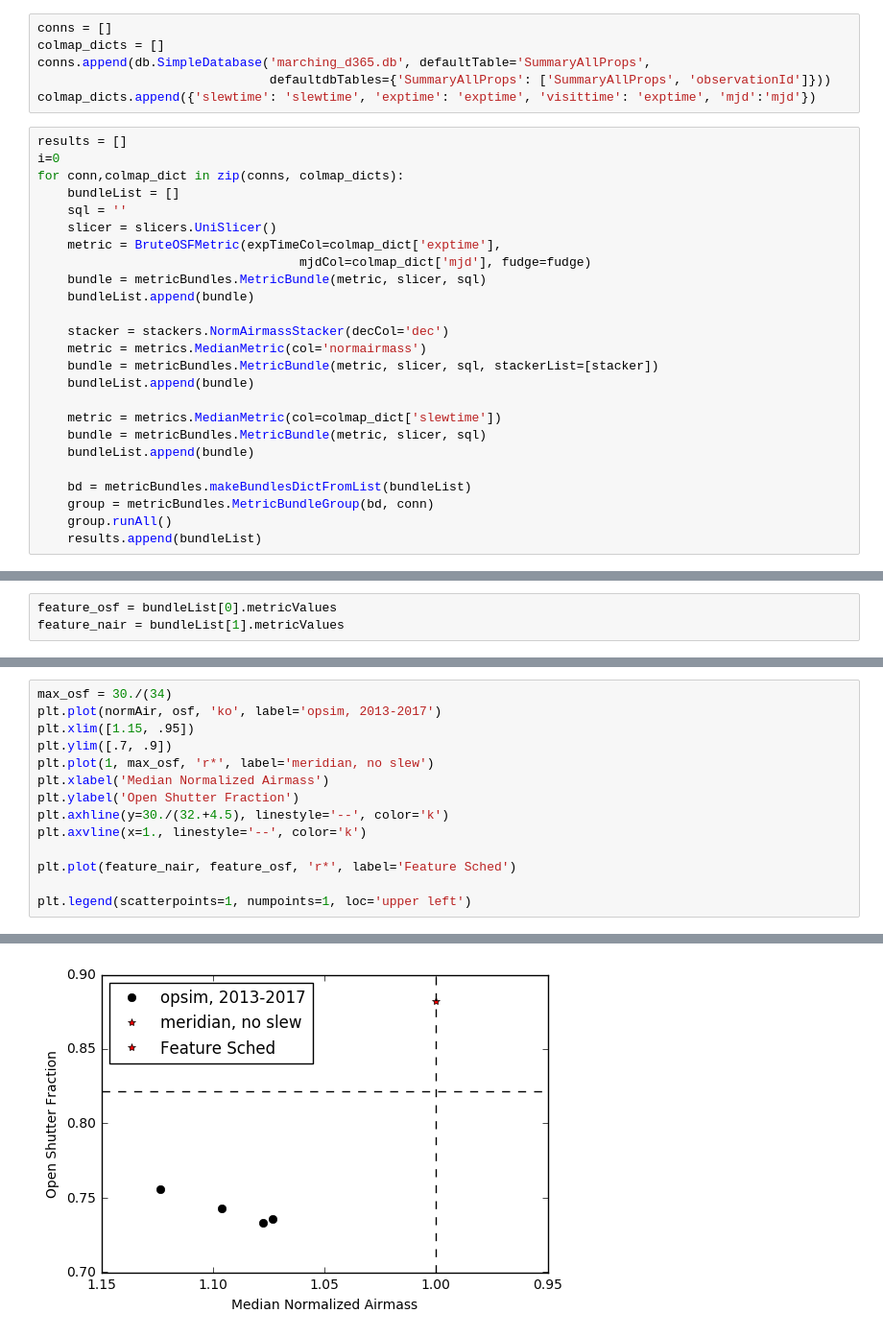
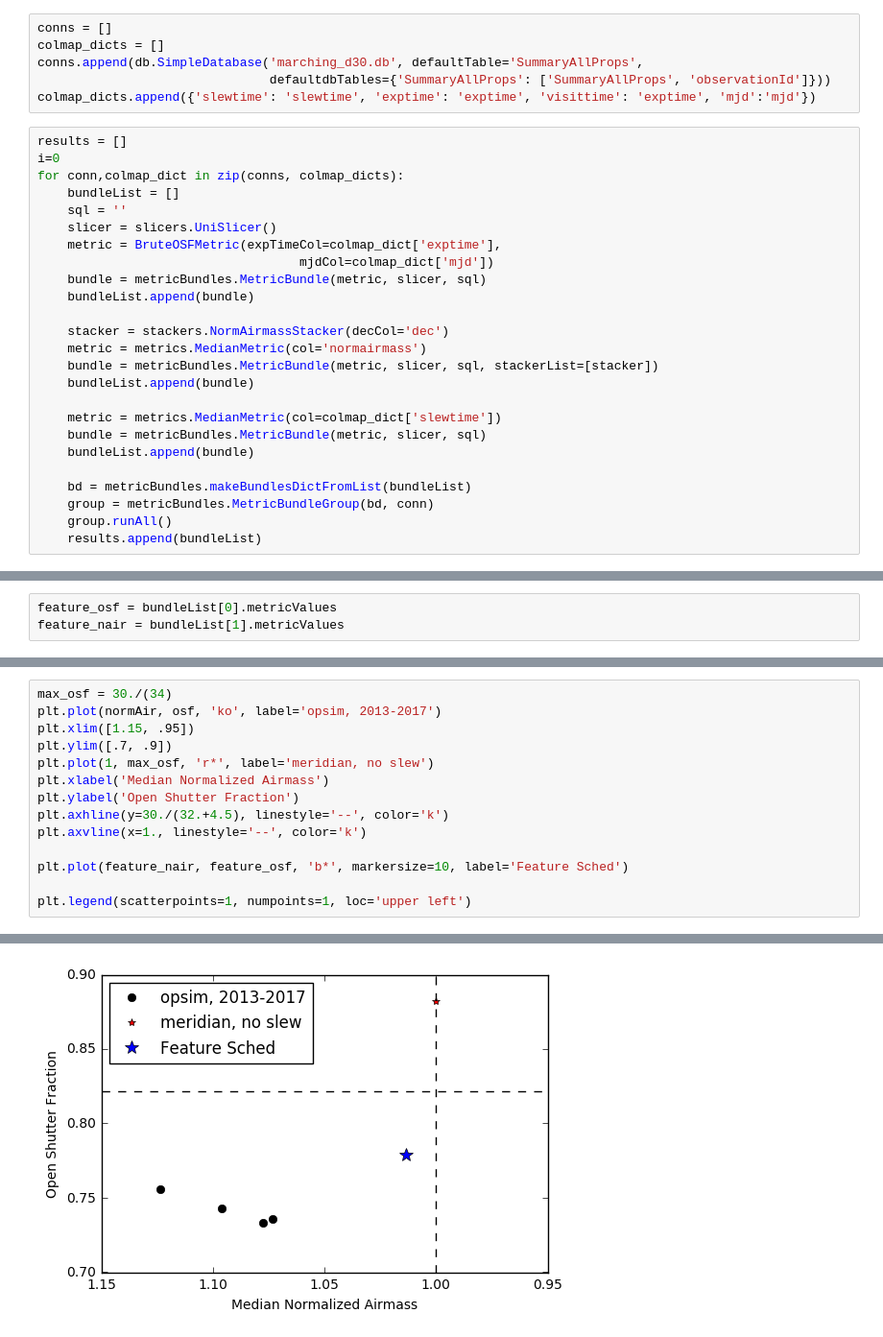
Before and after one commit to yoachim/ScratchStuff, a Jupyter notebook: survey_survey/opsimvtime/wha.ipynb, the cells around one changed output, grey strips where cells are left out. Shown at 96% size. Drawn from its saved outputs; the diff is of its cells as text.

```diff
--- a/survey_survey/opsimvtime/wha.ipynb
+++ b/survey_survey/opsimvtime/wha.ipynb
@@ -127,7 +127,7 @@ osf
 # %%
 conns = []
 colmap_dicts = []
-conns.append(db.SimpleDatabase('marching_d365.db', defaultTable='SummaryAllProps',
+conns.append(db.SimpleDatabase('marching_d30.db', defaultTable='SummaryAllProps',
                                defaultdbTables={'SummaryAllProps': ['SummaryAllProps', 'observationId']}))
 colmap_dicts.append({'slewtime': 'slewtime', 'exptime': 'exptime', 'visittime': 'exptime', 'mjd':'mjd'})
 # %%
@@ -138,7 +138,7 @@ for conn,colmap_dict in zip(conns, colmap_dicts):
     sql = ''
     slicer = slicers.UniSlicer()
     metric = BruteOSFMetric(expTimeCol=colmap_dict['exptime'],
-                                   mjdCol=colmap_dict['mjd'], fudge=fudge)
+                                   mjdCol=colmap_dict['mjd'])
     bundle = metricBundles.MetricBundle(metric, slicer, sql)
     bundleList.append(bundle)
 
@@ -169,20 +173,20 @@ feature_nair = bundleList[1].metricValues
 # %%
 max_osf = 30./(34)
 plt.plot(normAir, osf, 'ko', label='opsim, 2013-2017')
 plt.xlim([1.15, .95])
 plt.ylim([.7, .9])
 plt.plot(1, max_osf, 'r*', label='meridian, no slew')
 plt.xlabel('Median Normalized Airmass')
 plt.ylabel('Open Shutter Fraction')
 plt.axhline(y=30./(32.+4.5), linestyle='--', color='k')
 plt.axvline(x=1., linestyle='--', color='k')
 
-plt.plot(feature_nair, feature_osf, 'r*', label='Feature Sched')
+plt.plot(feature_nair, feature_osf, 'b*', markersize=10, label='Feature Sched')
 
 plt.legend(scatterpoints=1, numpoints=1, loc='upper left')
 # %% [output]
 <matplotlib.legend.Legend at 0x...>
-[figure, old version]
+[figure, new version]
 # %%
 
 feature_osf
```
Also changed, not shown: parts of 8 cells of this notebook.
